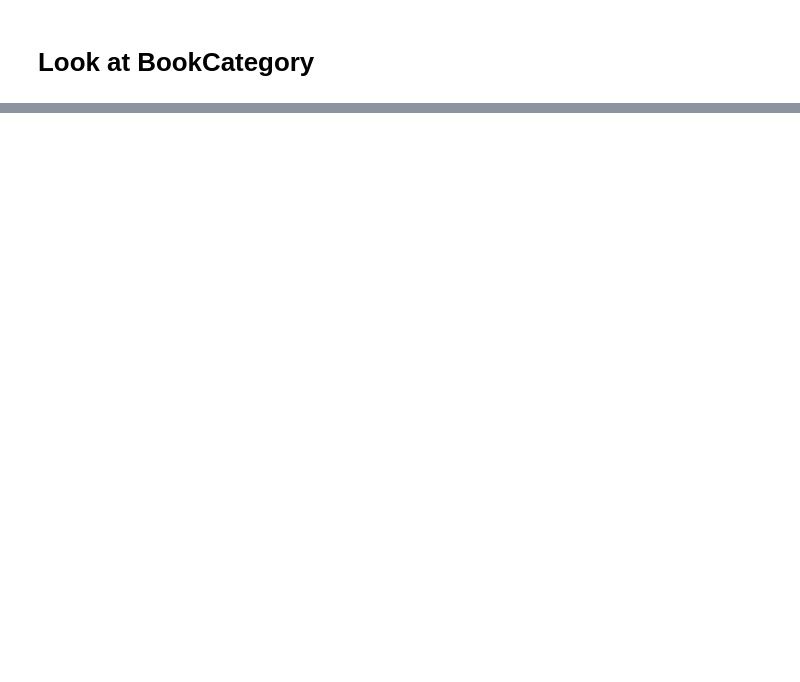
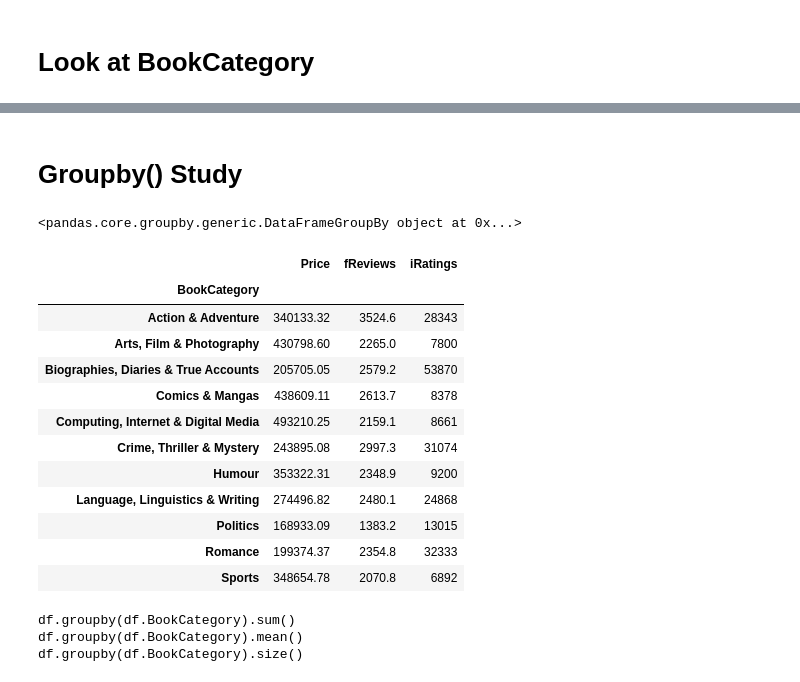
Before and after one commit to AnnikaNoren/post_graduate_project, a Jupyter notebook: Books.ipynb, the cells around one changed output, grey strips where cells are left out. Drawn from its saved outputs; the diff is of its cells as text; code cells hidden in the pictures; blank space fills up the shorter version.

Commit message:
practice groupby skills

```diff
--- a/Books.ipynb
+++ b/Books.ipynb
@@ -653,2 +732,4 @@ df['BookCategory'].value_counts(ascending=True)
+# %% [markdown]
+# Groupby() Study
 # %%
 pd.options.display.max_rows = 4000
@@ -656,0 +736,23 @@ df.groupby(['BookCategory','Genre']).size()
+# %%
+df.groupby('BookCategory')
+# df.groupby(df['BookCategory'])
+# Note that this alone will not display a result -- although you have split the dataset into groups, you don't
+# have a meaningful way to display information until you chain an Aggregation Function onto the groupby.
+# %% [output]
+<pandas.core.groupby.generic.DataFrameGroupBy object at 0x...>
+# %%
+df.groupby('BookCategory').sum()
+# %% [output]
+|  | Price | fReviews | iRatings |
+| BookCategory |  |  |  |
+| Action & Adventure | 340133.32 | 3524.6 | 28343 |
+| Arts, Film & Photography | 430798.60 | 2265.0 | 7800 |
+| Biographies, Diaries & True Accounts | 205705.05 | 2579.2 | 53870 |
+| Comics & Mangas | 438609.11 | 2613.7 | 8378 |
+| Computing, Internet & Digital Media | 493210.25 | 2159.1 | 8661 |
+| Crime, Thriller & Mystery | 243895.08 | 2997.3 | 31074 |
+| Humour | 353322.31 | 2348.9 | 9200 |
+| Language, Linguistics & Writing | 274496.82 | 2480.1 | 24868 |
+| Politics | 168933.09 | 1383.2 | 13015 |
+| Romance | 199374.37 | 2354.8 | 32333 |
+| Sports | 348654.78 | 2070.8 | 6892 |
@@ -656,0 +768,6 @@ df.groupby(['BookCategory','Genre']).size()
+# %%
+groupby_agg(df)
+# %% [output]
+df.groupby(df.BookCategory).sum()
+df.groupby(df.BookCategory).mean()
+df.groupby(df.BookCategory).size()
```
Also changed, not shown: parts of 25 cells of this notebook.
